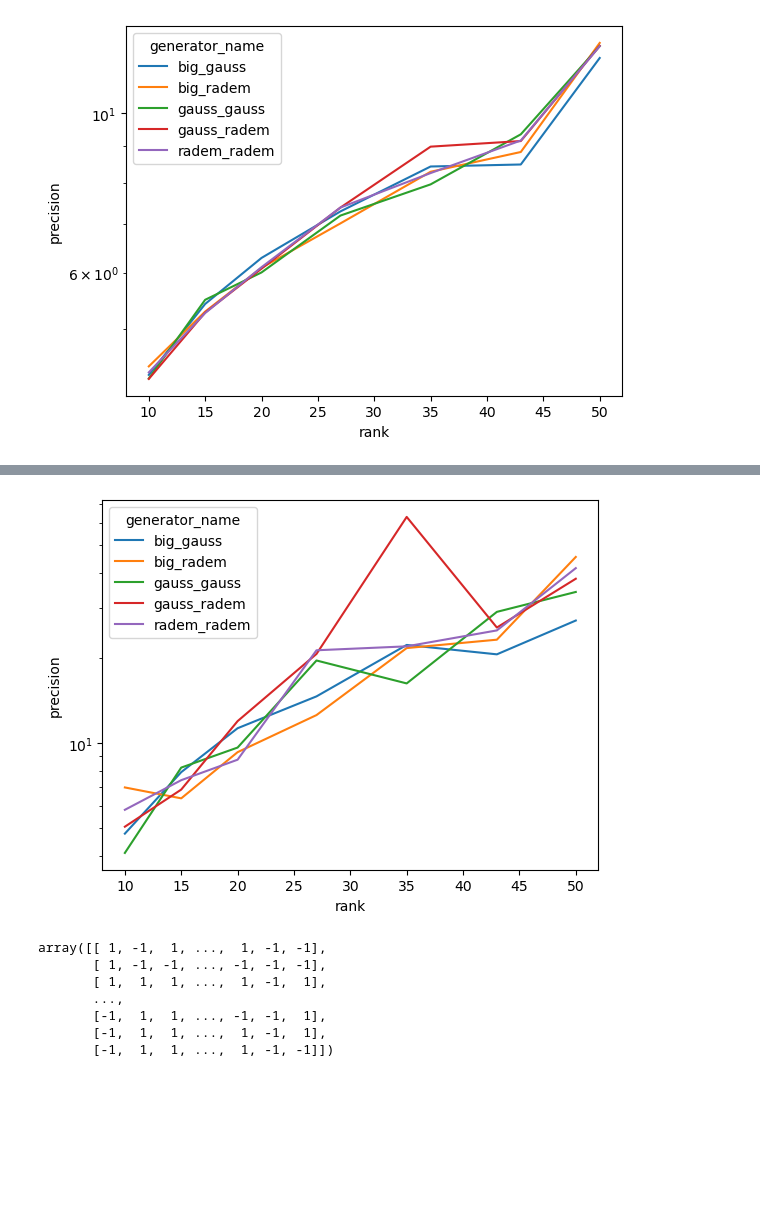
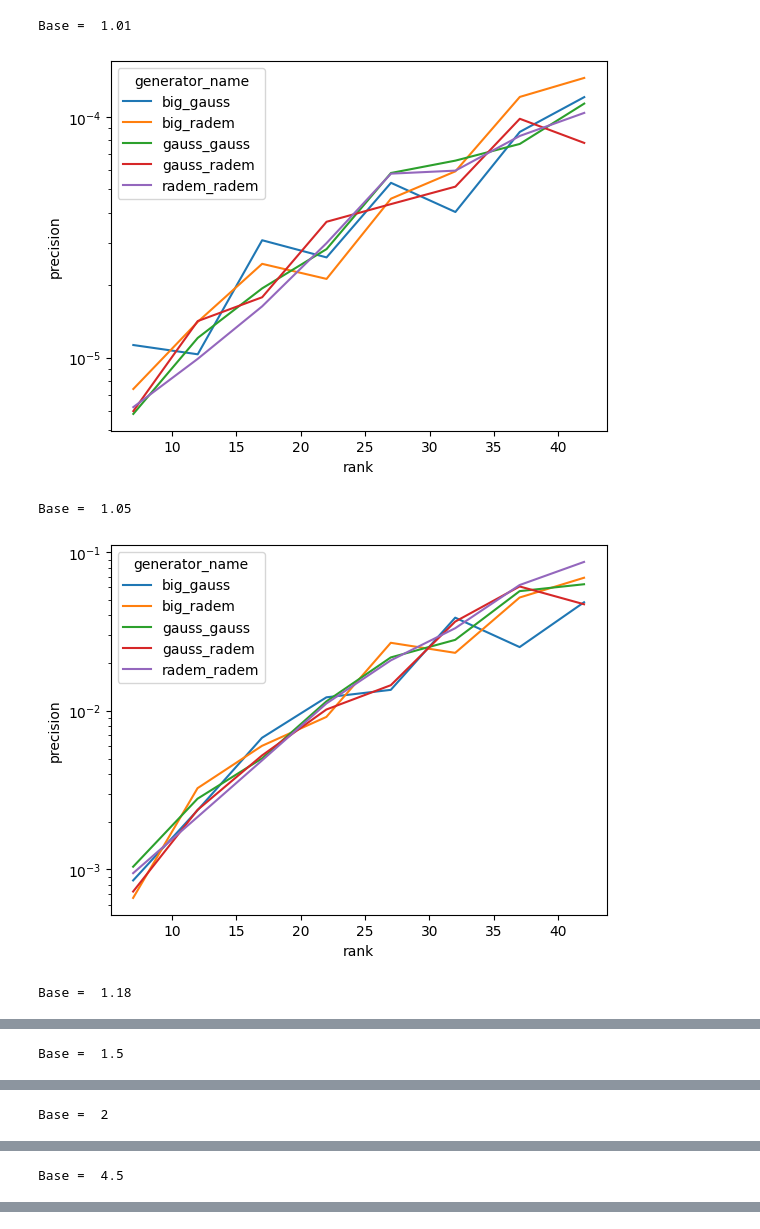
Before and after one commit to divanik/Tensor_Embeddings, a Jupyter notebook: compare_different_embeddings.ipynb, the cells around one changed output, grey strips where cells are left out. Drawn from its saved outputs; the diff is of its cells as text; code cells hidden in the pictures; blank space fills up the shorter version.

```diff
--- a/compare_different_embeddings.ipynb
+++ b/compare_different_embeddings.ipynb
@@ -60,0 +61,8 @@ for generator, name in zip([big_gauss, big_radem, gauss_gauss, gauss_radem, rade
+# %%
+
+for base in [1.01, 1.05, 1.18, 1.5, 2, 4.5, 10]:
+    print("Base = ", base)
+    fig, ax = plt.subplots(1, 1)
+    sns.lineplot(data=df_expected[df_expected["base"] == base], x='rank', y='precision', hue='generator_name', ax=ax)
+    ax.set_yscale('log')
+    plt.show()
@@ -61,7 +84,13 @@ for generator, name in zip([big_gauss, big_radem, gauss_gauss, gauss_radem, rade
 # %%
-fig, ax = plt.subplots(1, 1)
-
-sns.lineplot(data=pd.DataFrame(expected, columns=["rank", "precision", "generator_name"]), x='rank', y='precision', hue='generator_name', ax=ax)
-ax.set_yscale('log')
+for base in [1.01, 1.05, 1.18, 1.5, 2, 4.5, 10]:
+    print("Base = ", base)
+    fig, ax = plt.subplots(1, 1)
+    sns.lineplot(data=df_variance[df_variance["base"] == base], x='rank', y='precision', hue='generator_name', ax=ax)
+    ax.set_yscale('log')
+    plt.show()
 # %% [output]
+Base =  1.01
-[figure, old version]
+[figure, new version]
+Base =  1.05
+[figure, added]
+Base =  1.18
@@ -67,0 +98 @@ ax.set_yscale('log')
+Base =  1.5
@@ -67,0 +100 @@ ax.set_yscale('log')
+Base =  2
@@ -67,0 +102 @@ ax.set_yscale('log')
+Base =  4.5
@@ -68,17 +105,0 @@ ax.set_yscale('log')
-# %%
-fig, ax = plt.subplots(1, 1)
-
-sns.lineplot(data=pd.DataFrame(variance, columns=["rank", "precision", "generator_name"]), x='rank', y='precision', hue='generator_name', ax=ax)
-ax.set_yscale('log')
-# %% [output]
-[figure, removed]
-# %%
-radem_radem(30, 12, 2011)
-# %% [output]
-array([[ 1, -1,  1, ...,  1, -1, -1],
-       [ 1, -1, -1, ..., -1, -1, -1],
-       [ 1,  1,  1, ...,  1, -1,  1],
-       ...,
-       [-1,  1,  1, ..., -1, -1,  1],
-       [-1,  1,  1, ...,  1, -1,  1],
-       [-1,  1,  1, ...,  1, -1, -1]])
```
Also changed, not shown: parts of 6 cells of this notebook, 2 other files.
